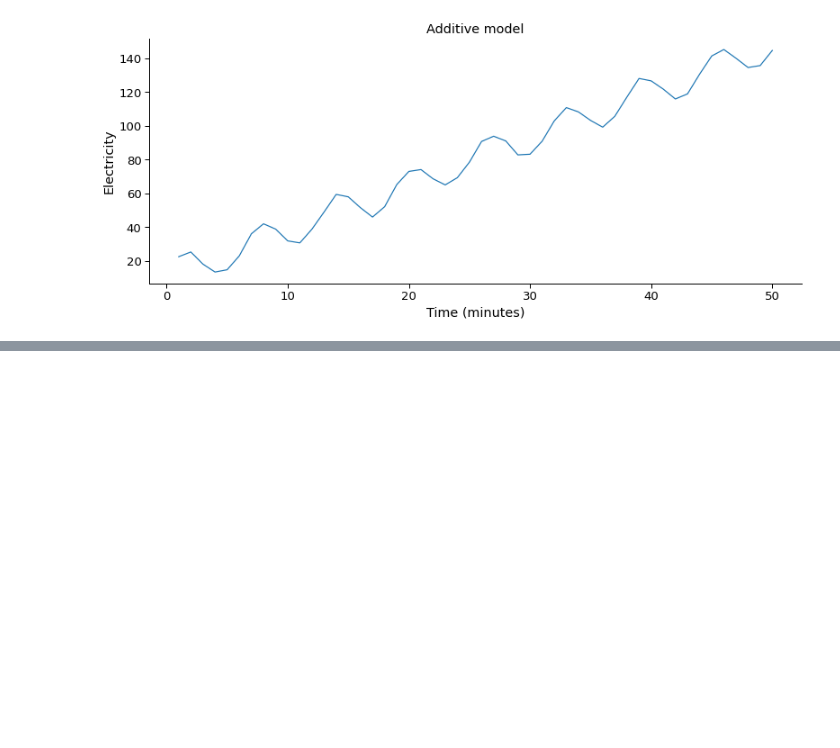
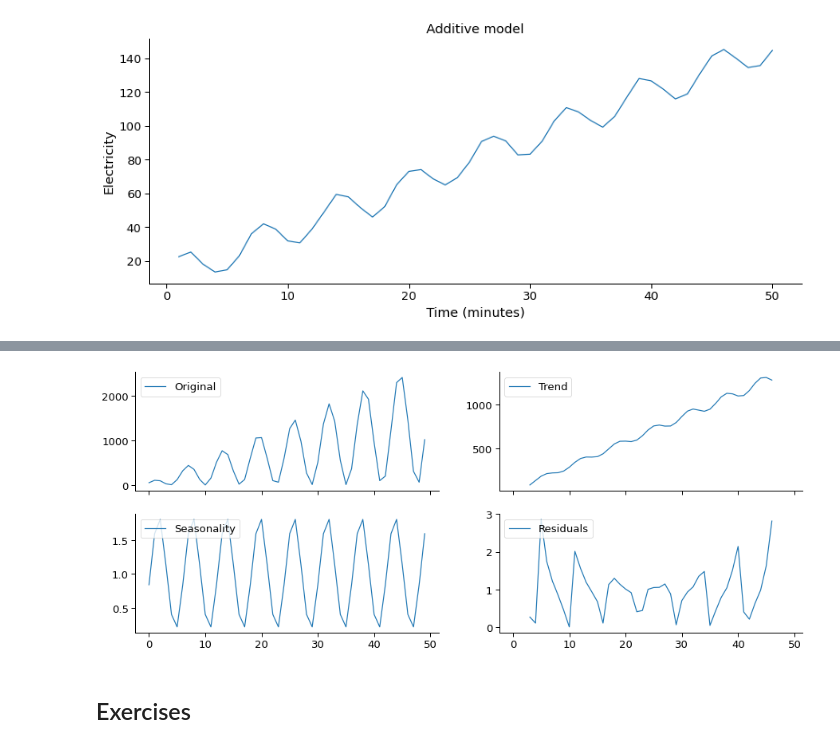
Before and after one commit to razielar/coursera_time_series_forecasting, a Jupyter notebook: coursera_time_series/week_1/2_time_series_decomposition/ts.demposition.ipynb, the cells around one changed output, grey strips where cells are left out. Cells and saved outputs as stored; diff of their text form; code cells hidden in the pictures; blank space fills up the shorter version.

```diff
--- a/coursera_time_series/week_1/2_time_series_decomposition/ts.demposition.ipynb
+++ b/coursera_time_series/week_1/2_time_series_decomposition/ts.demposition.ipynb
@@ -51,0 +90,22 @@ estimated_residual= ss_decomposition.resid
+# %%
+fig, axes= plt.subplots(2,2, sharex= True)
+fig.set_figheight(6)
+fig.set_figwidth(15)
+
+axes[0,0].plot(multiplicative, label= "Original")
+axes[0,0].legend(loc= 'upper left')
+
+axes[0,1].plot(estimated_trend, label= "Trend")
+axes[0,1].legend(loc= "upper left")
+
+axes[1,0].plot(estimated_seasonal, label= "Seasonality")
+axes[1,0].legend(loc= 'upper left')
+
+axes[1,1].plot(estimated_residual, label= "Residuals")
+axes[1,1].legend(loc= "upper left")
+
+plt.show()
+# %% [output]
+[figure, added]
+# %% [markdown]
+## Exercises
```
Also changed, not shown: parts of 15 cells of this notebook.
